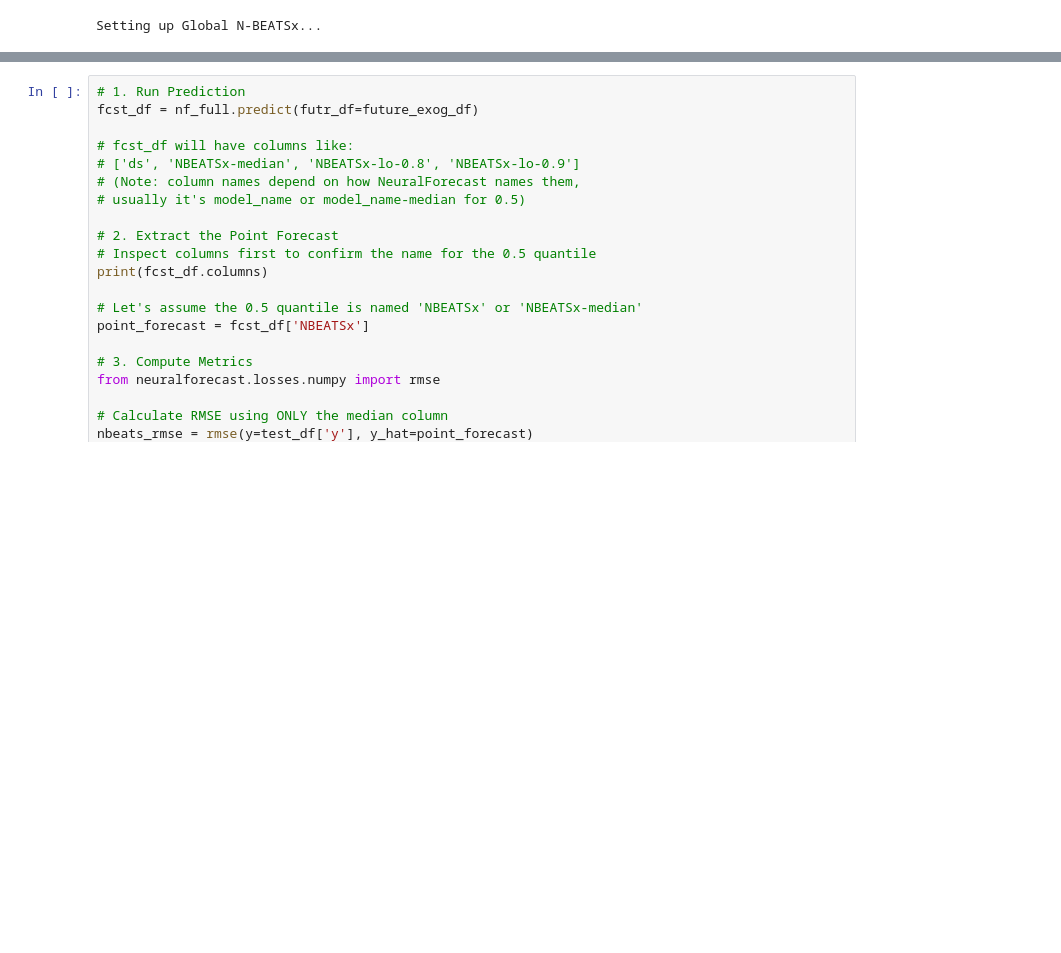
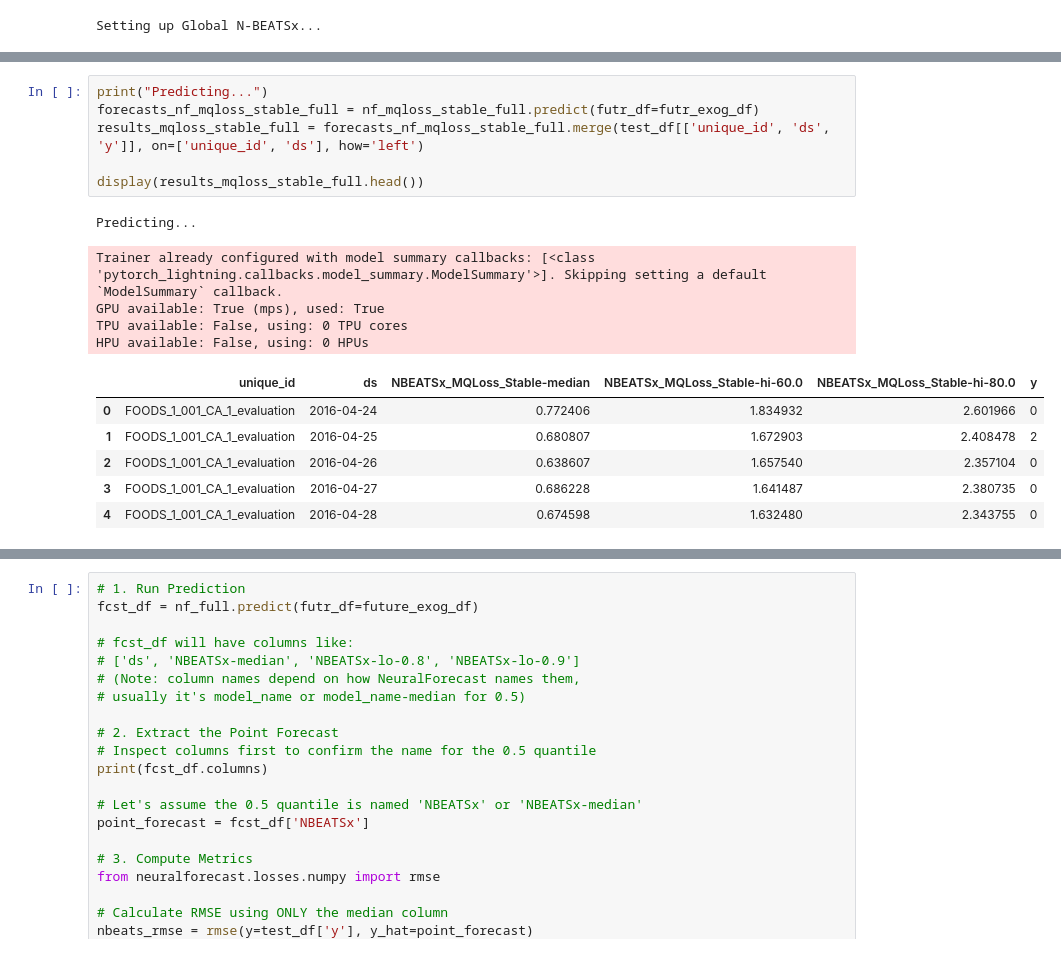
Before and after one commit to Zak-Las/Walmart-Demand-Forcasting, a Jupyter notebook: Notebooks/02_global_scale.ipynb, the cells around one changed output, grey strips where cells are left out. Cells and saved outputs as stored; diff of their text form; blank space fills up the shorter version.

```diff
--- a/Notebooks/02_global_scale.ipynb
+++ b/Notebooks/02_global_scale.ipynb
@@ -490,0 +520,18 @@ HPU available: False, using: 0 HPUs
+# %%
+print("Predicting...")
+forecasts_nf_mqloss_stable_full = nf_mqloss_stable_full.predict(futr_df=futr_exog_df)
+results_mqloss_stable_full = forecasts_nf_mqloss_stable_full.merge(test_df[['unique_id', 'ds', 'y']], on=['unique_id', 'ds'], how='left')
+
+display(results_mqloss_stable_full.head())
+# %% [output]
+Predicting...
+Trainer already configured with model summary callbacks: [<class 'pytorch_lightning.callbacks.model_summary.ModelSummary'>]. Skipping setting a default `ModelSummary` callback.
+GPU available: True (mps), used: True
+TPU available: False, using: 0 TPU cores
+HPU available: False, using: 0 HPUs
+|  | unique_id | ds | NBEATSx_MQLoss_Stable-median | NBEATSx_MQLoss_Stable-hi-60.0 | NBEATSx_MQLoss_Stable-hi-80.0 | y |
+| 0 | FOODS_1_001_CA_1_evaluation | 2016-04-24 | 0.772406 | 1.834932 | 2.601966 | 0 |
+| 1 | FOODS_1_001_CA_1_evaluation | 2016-04-25 | 0.680807 | 1.672903 | 2.408478 | 2 |
+| 2 | FOODS_1_001_CA_1_evaluation | 2016-04-26 | 0.638607 | 1.657540 | 2.357104 | 0 |
+| 3 | FOODS_1_001_CA_1_evaluation | 2016-04-27 | 0.686228 | 1.641487 | 2.380735 | 0 |
+| 4 | FOODS_1_001_CA_1_evaluation | 2016-04-28 | 0.674598 | 1.632480 | 2.343755 | 0 |
```
Also changed, not shown: parts of 13 cells of this notebook, 1 other file.
